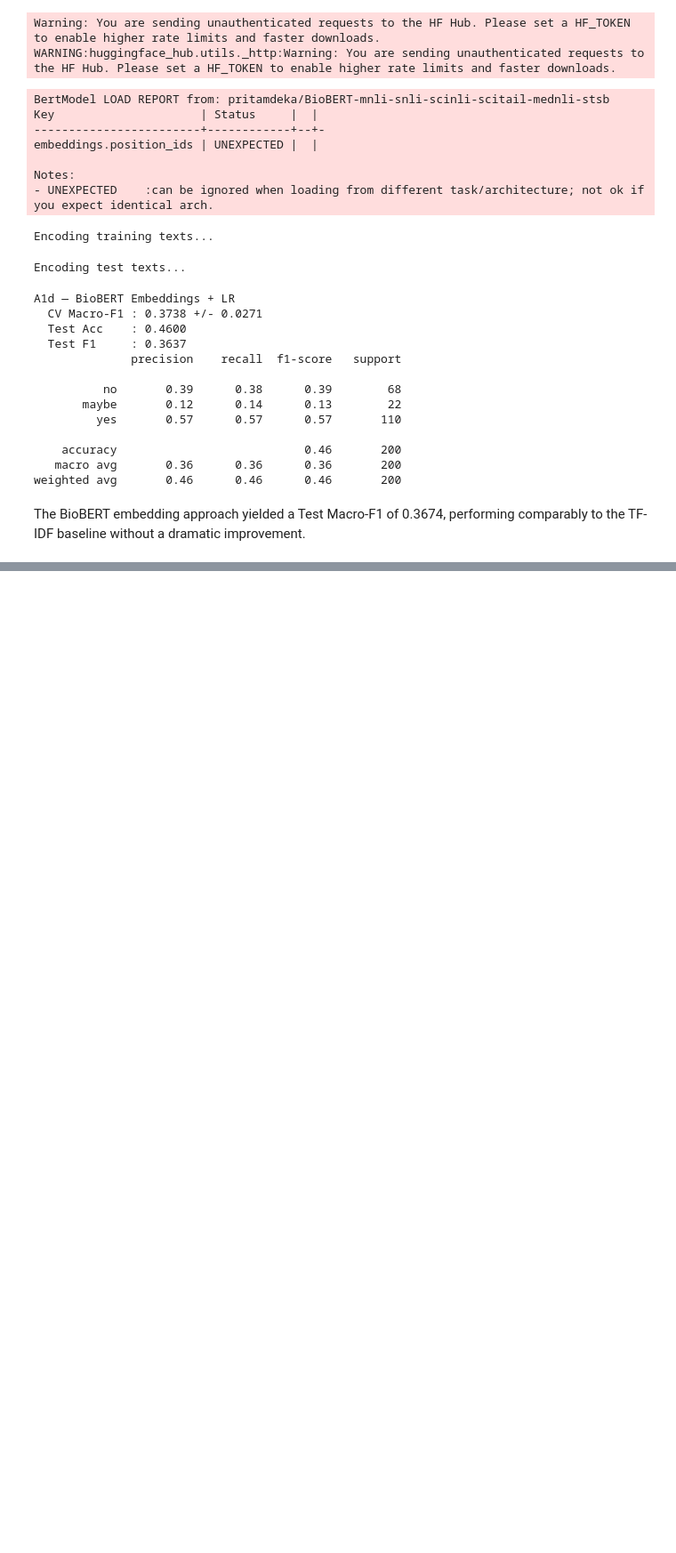
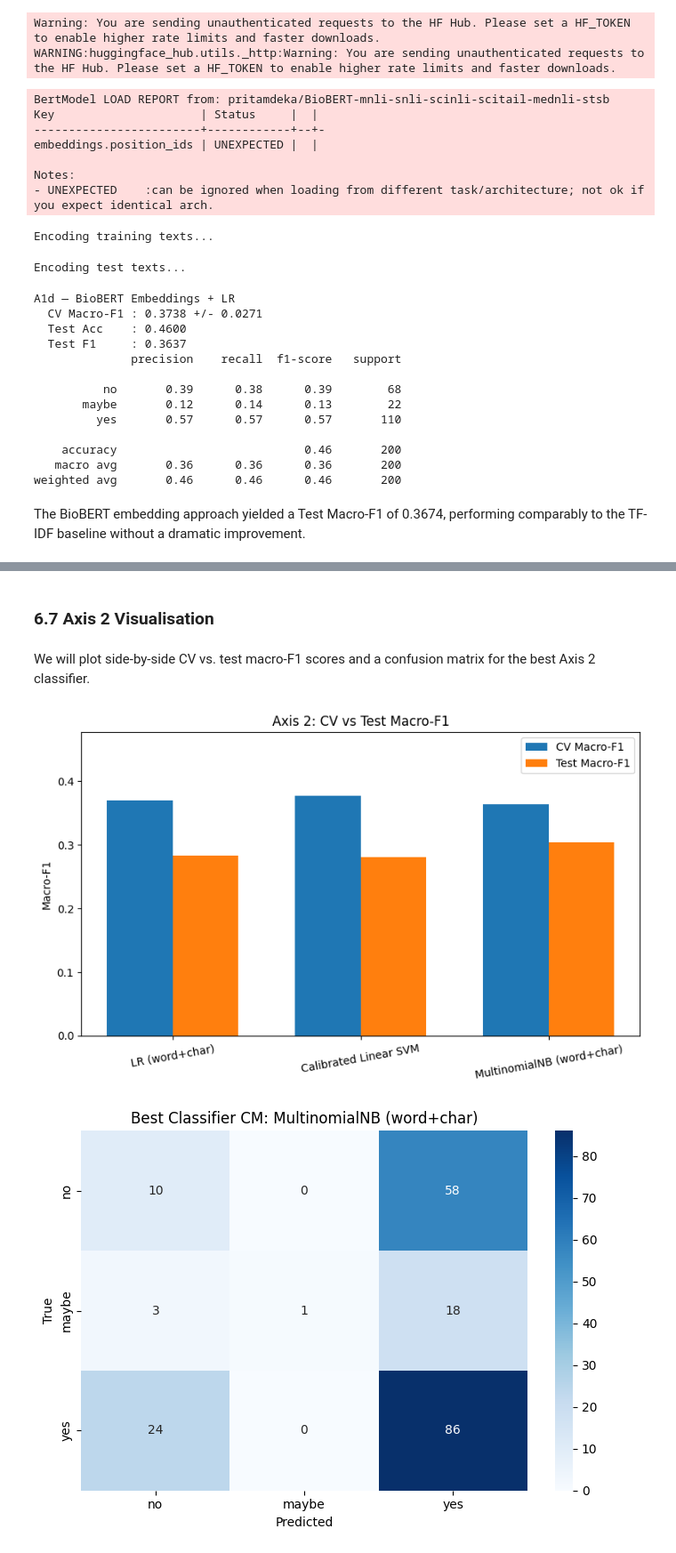
Before and after one commit to tanishkshindepatil01/ai-text-analytics-coursework-team16-task1, a Jupyter notebook: AI&TA_fixed.ipynb, the cells around one changed output, grey strips where cells are left out. Shown at 89% size. Cells and saved outputs as stored; diff of their text form; code cells hidden in the pictures; blank space fills up the shorter version.

```diff
--- a/AI&TA_fixed.ipynb
+++ b/AI&TA_fixed.ipynb
@@ -896,0 +956,13 @@ The BioBERT embedding approach yielded a Test Macro-F1 of 0.3674, performing com
+# %%
+X_train_wc, [X_dev_wc, X_test_wc], word_vec_wc, char_vec_wc = build_word_char_features(
+    X_train_qctx,
+    [X_dev_qctx, X_test_qctx]
+)
+
+cv5 = StratifiedKFold(n_splits=5, shuffle=True, random_state=RANDOM_SEED)
+
+axis2_results = {}
+axis2_preds = {}
+
+print(f"Train features shape: {X_train_wc.shape}")
+print(f"Test features shape:  {X_test_wc.shape}")
@@ -896,0 +1174,66 @@ The BioBERT embedding approach yielded a Test Macro-F1 of 0.3674, performing com
+# %% [markdown]
+### 6.7 Axis 2 Visualisation
+# %% [markdown]
+We will plot side-by-side CV vs. test macro-F1 scores and a confusion matrix for the best Axis 2 classifier.
+# %%
+import matplotlib.pyplot as plt
+import seaborn as sns
+import numpy as np
+import os
+from sklearn.metrics import f1_score, confusion_matrix
+
+save_dir = "visualizations"
+os.makedirs(save_dir, exist_ok=True)
+
+axis2_names = ["LR (word+char)", "Calibrated Linear SVM", "MultinomialNB (word+char)"]
+axis2_cv = [
+    lr_grid.best_score_,
+    svm_grid.best_score_,
+    nb_grid.best_score_
+]
+axis2_test = [
+    f1_score(y_test, pred_lr, average="macro"),
+    f1_score(y_test, pred_svm_thr, average="macro"),
+    f1_score(y_test, pred_nb, average="macro")
+]
+
+x = np.arange(len(axis2_names))
+w = 0.35
+
+plt.figure(figsize=(8, 5))
+plt.bar(x, axis2_cv, w, label="CV Macro-F1")
+plt.bar(x + w, axis2_test, w, label="Test Macro-F1")
+plt.xticks(x + w / 2, axis2_names, rotation=10)
+plt.title("Axis 2: CV vs Test Macro-F1")
+plt.ylabel("Macro-F1")
+plt.ylim(0, max(axis2_cv + axis2_test) + 0.1)
+plt.legend()
+plt.tight_layout()
+plt.savefig(os.path.join(save_dir, "visualization_9_axis2_cv_vs_test_macro_f1.png"), dpi=300, bbox_inches="tight")
+plt.show()
+
+axis2_preds = [pred_lr, pred_svm_thr, pred_nb]
+best_idx = int(np.argmax(axis2_test))
+best_name = axis2_names[best_idx]
+best_preds = axis2_preds[best_idx]
+
+cm = confusion_matrix(y_test, best_preds)
+
+plt.figure(figsize=(7, 5))
+sns.heatmap(
+    cm,
+    annot=True,
+    fmt="d",
+    xticklabels=["no", "maybe", "yes"],
+    yticklabels=["no", "maybe", "yes"],
+    cmap="Blues"
+)
+plt.title(f"Best Classifier CM: {best_name}")
+plt.xlabel("Predicted")
+plt.ylabel("True")
+plt.tight_layout()
+plt.savefig(os.path.join(save_dir, "visualization_10_best_classifier_confusion_matrix.png"), dpi=300, bbox_inches="tight")
+plt.show()
+# %% [output]
+[figure, added]
+[figure, added]
```
Also changed, not shown: parts of 46 cells of this notebook.
